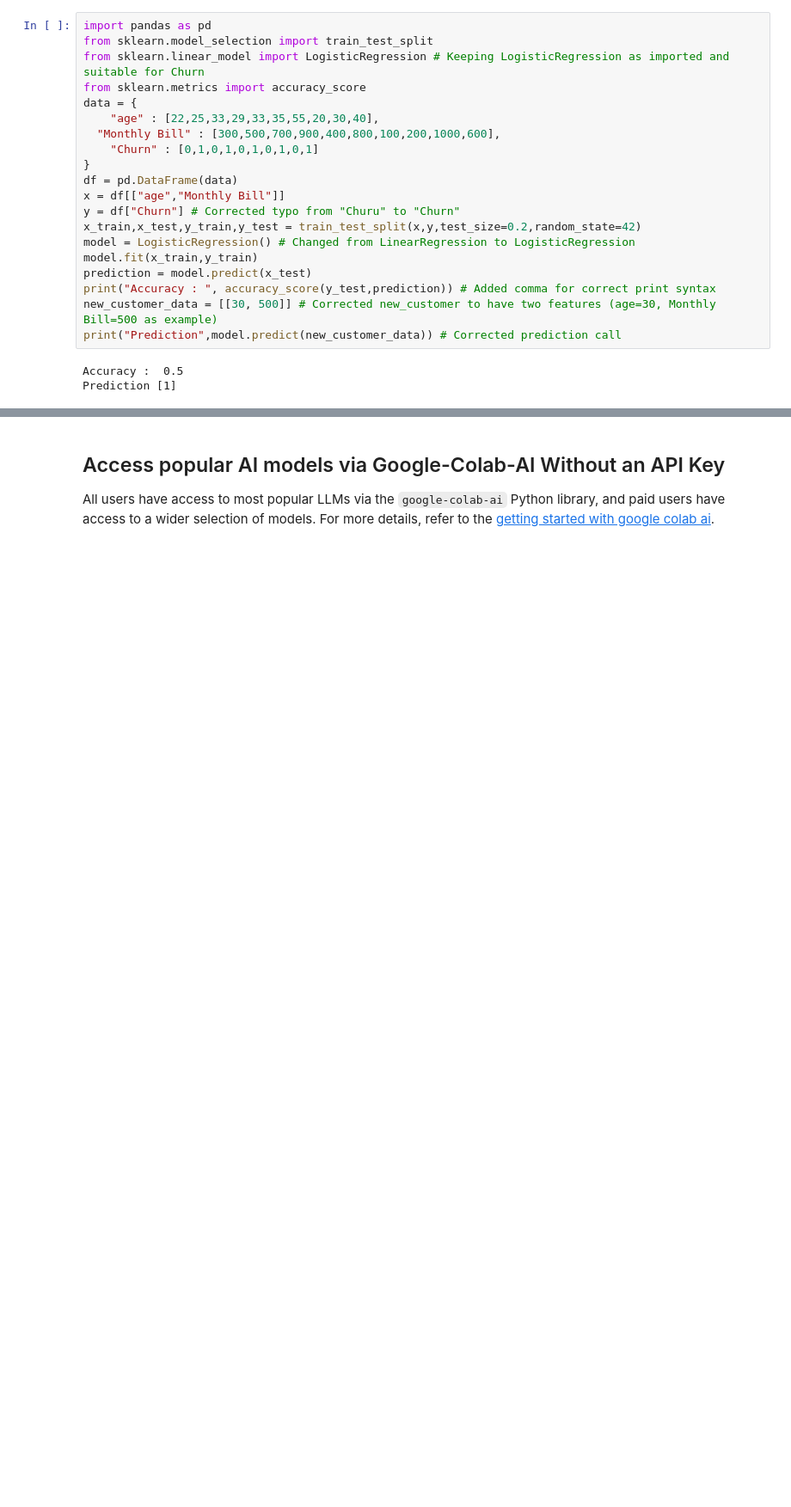
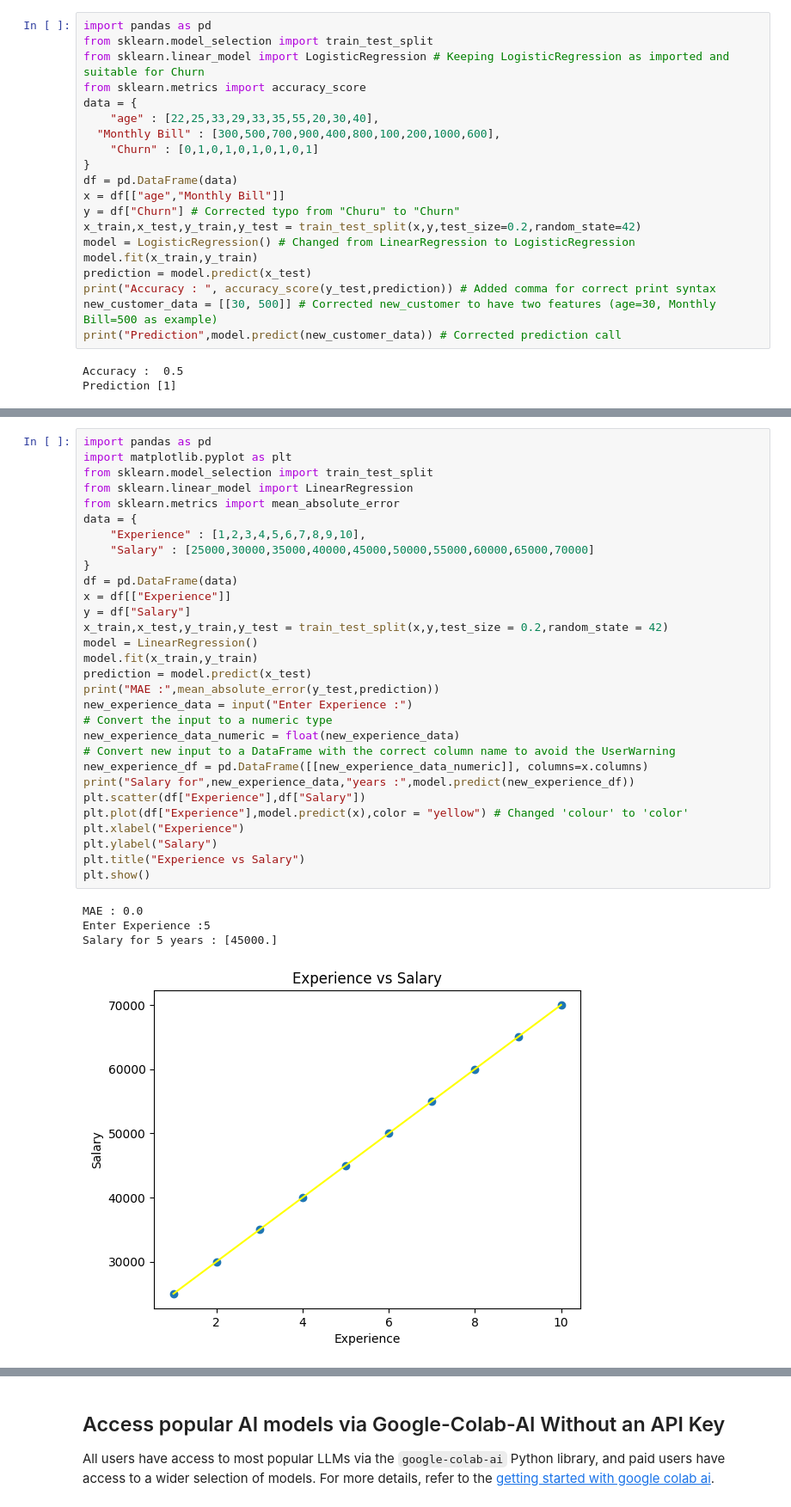
Before and after one commit to archoudhary698-stack/DocuMind-AI, a Jupyter notebook: Copy_of_Welcome_To_Colab.ipynb, the cells around one changed output, grey strips where cells are left out. Shown at 86% size. Cells and saved outputs as stored; diff of their text form; blank space fills up the shorter version.

```diff
--- a/Copy_of_Welcome_To_Colab.ipynb
+++ b/Copy_of_Welcome_To_Colab.ipynb
@@ -689,0 +792,35 @@ Prediction [1]
+# %%
+import pandas as pd
+import matplotlib.pyplot as plt
+from sklearn.model_selection import train_test_split
+from sklearn.linear_model import LinearRegression
+from sklearn.metrics import mean_absolute_error
+data = {
+    "Experience" : [1,2,3,4,5,6,7,8,9,10],
+    "Salary" : [25000,30000,35000,40000,45000,50000,55000,60000,65000,70000]
+}
+df = pd.DataFrame(data)
+x = df[["Experience"]]
+y = df["Salary"]
+x_train,x_test,y_train,y_test = train_test_split(x,y,test_size = 0.2,random_state = 42)
+model = LinearRegression()
+model.fit(x_train,y_train)
+prediction = model.predict(x_test)
+print("MAE :",mean_absolute_error(y_test,prediction))
+new_experience_data = input("Enter Experience :")
+# Convert the input to a numeric type
+new_experience_data_numeric = float(new_experience_data)
+# Convert new input to a DataFrame with the correct column name to avoid the UserWarning
+new_experience_df = pd.DataFrame([[new_experience_data_numeric]], columns=x.columns)
+print("Salary for",new_experience_data,"years :",model.predict(new_experience_df))
+plt.scatter(df["Experience"],df["Salary"])
+plt.plot(df["Experience"],model.predict(x),color = "yellow") # Changed 'colour' to 'color'
+plt.xlabel("Experience")
+plt.ylabel("Salary")
+plt.title("Experience vs Salary")
+plt.show()
+# %% [output]
+MAE : 0.0
+Enter Experience :5
+Salary for 5 years : [45000.]
+[figure, added]
```
Also changed, not shown: parts of 9 cells of this notebook.
